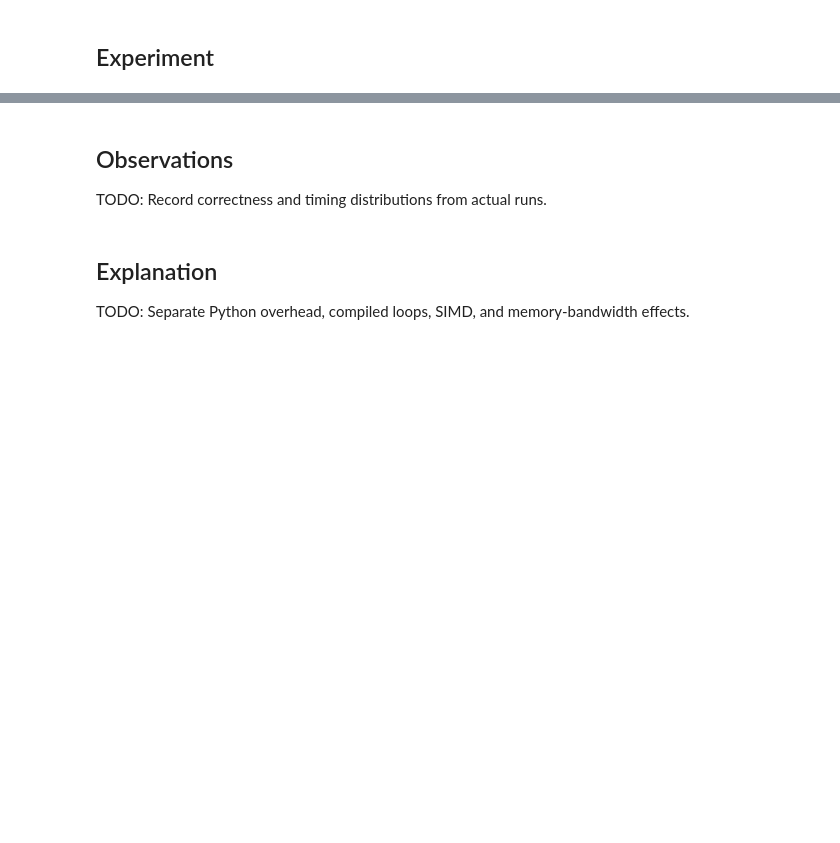
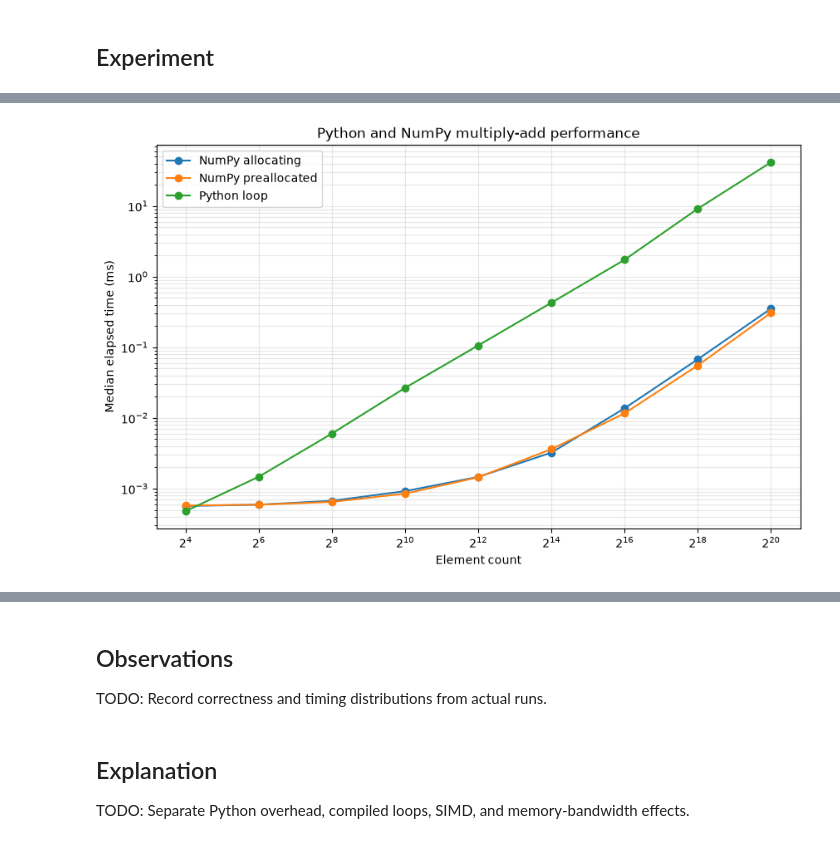
Before and after one commit to coert/dgx-spark-lab, a Jupyter notebook: experiments/00-foundations/04-vectorization.ipynb, the cells around one changed output, grey strips where cells are left out. Cells and saved outputs as stored; diff of their text form; code cells hidden in the pictures; blank space fills up the shorter version.

Commit message:
Add Python and NumPy vectorization benchmark

```diff
--- a/experiments/00-foundations/04-vectorization.ipynb
+++ b/experiments/00-foundations/04-vectorization.ipynb
@@ -50,0 +190,20 @@ print(sample)
+# %%
+def numpy_multiply_add_into(
+    values: np.ndarray,
+    output: np.ndarray,
+    scale: float,
+    offset: float,
+) -> np.ndarray:
+    np.multiply(
+        values,
+        scale,
+        out=output,
+    )
+
+    np.add(
+        output,
+        offset,
+        out=output,
+    )
+
+    return output
@@ -50,0 +350,25 @@ print(sample)
+# %%
+import matplotlib.pyplot as plt
+
+
+figure, axis = plt.subplots(figsize=(10, 6))
+
+for implementation, results in vectorization_results.groupby("implementation"):
+    axis.plot(
+        results["element_count"],
+        results["median_ms"],
+        marker="o",
+        label=implementation,
+    )
+
+axis.set_xscale("log", base=2)
+axis.set_yscale("log")
+axis.set_xlabel("Element count")
+axis.set_ylabel("Median elapsed time (ms)")
+axis.set_title("Python and NumPy multiply-add performance")
+axis.grid(True, which="both", alpha=0.3)
+axis.legend()
+
+plt.show()
+# %% [output]
+[figure, added]
```
Also changed, not shown: parts of 10 cells of this notebook.
